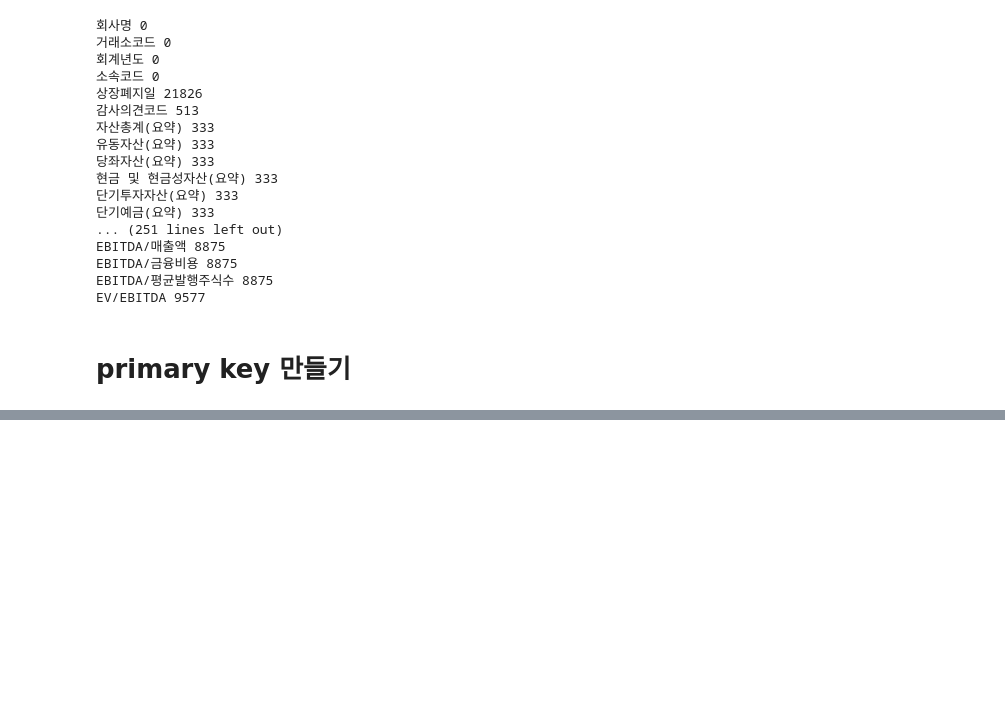
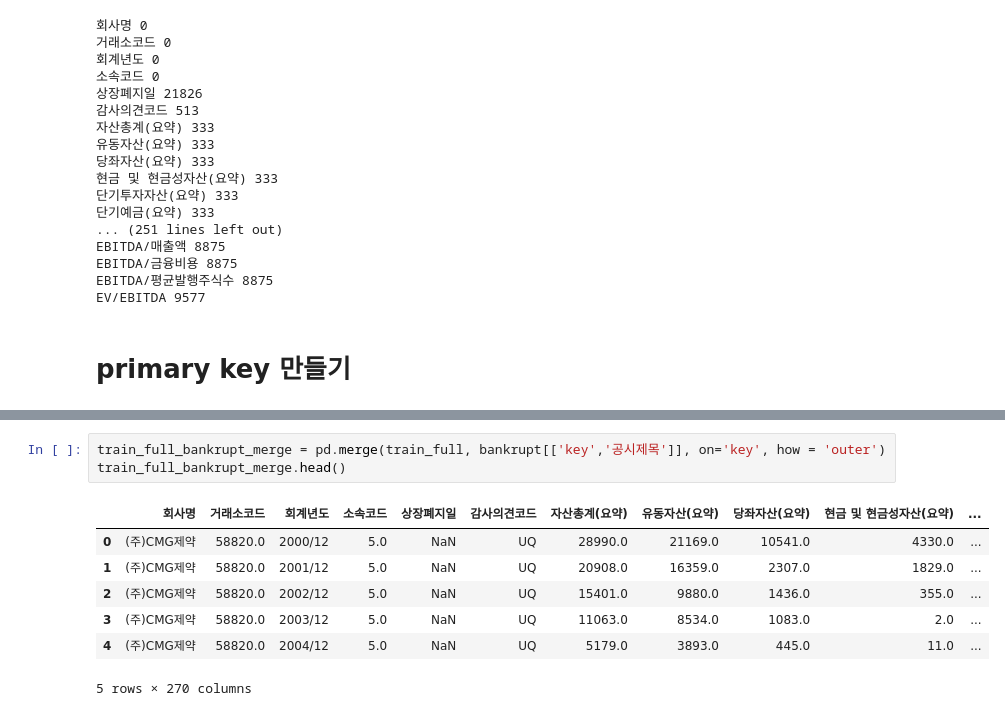
Before and after one commit to JxxHxxx/Ubion-CorporateBankruptcyAnalysis, a Jupyter notebook: Code/JH/prepro_bankruptcy.ipynb, the cells around one changed output, grey strips where cells are left out. Cells and saved outputs as stored; diff of their text form; blank space fills up the shorter version.

```diff
--- a/Code/JH/prepro_bankruptcy.ipynb
+++ b/Code/JH/prepro_bankruptcy.ipynb
@@ -212,0 +117,11 @@ bankrupt.loc[bankrupt['종목코드'] == 86250.0]
+# %%
+train_full_bankrupt_merge = pd.merge(train_full, bankrupt[['key','공시제목']], on='key', how = 'outer')
+train_full_bankrupt_merge.head()
+# %% [output]
+|  | 회사명 | 거래소코드 | 회계년도 | 소속코드 | 상장폐지일 | 감사의견코드 | 자산총계(요약) | 유동자산(요약) | 당좌자산(요약) | 현금 및 현금성자산(요약) | ... |
+| 0 | (주)CMG제약 | 58820.0 | 2000/12 | 5.0 | NaN | UQ | 28990.0 | 21169.0 | 10541.0 | 4330.0 | ... |
+| 1 | (주)CMG제약 | 58820.0 | 2001/12 | 5.0 | NaN | UQ | 20908.0 | 16359.0 | 2307.0 | 1829.0 | ... |
+| 2 | (주)CMG제약 | 58820.0 | 2002/12 | 5.0 | NaN | UQ | 15401.0 | 9880.0 | 1436.0 | 355.0 | ... |
+| 3 | (주)CMG제약 | 58820.0 | 2003/12 | 5.0 | NaN | UQ | 11063.0 | 8534.0 | 1083.0 | 2.0 | ... |
+| 4 | (주)CMG제약 | 58820.0 | 2004/12 | 5.0 | NaN | UQ | 5179.0 | 3893.0 | 445.0 | 11.0 | ... |
+5 rows × 270 columns
```
Also changed, not shown: parts of 36 cells of this notebook, 8 other files.
